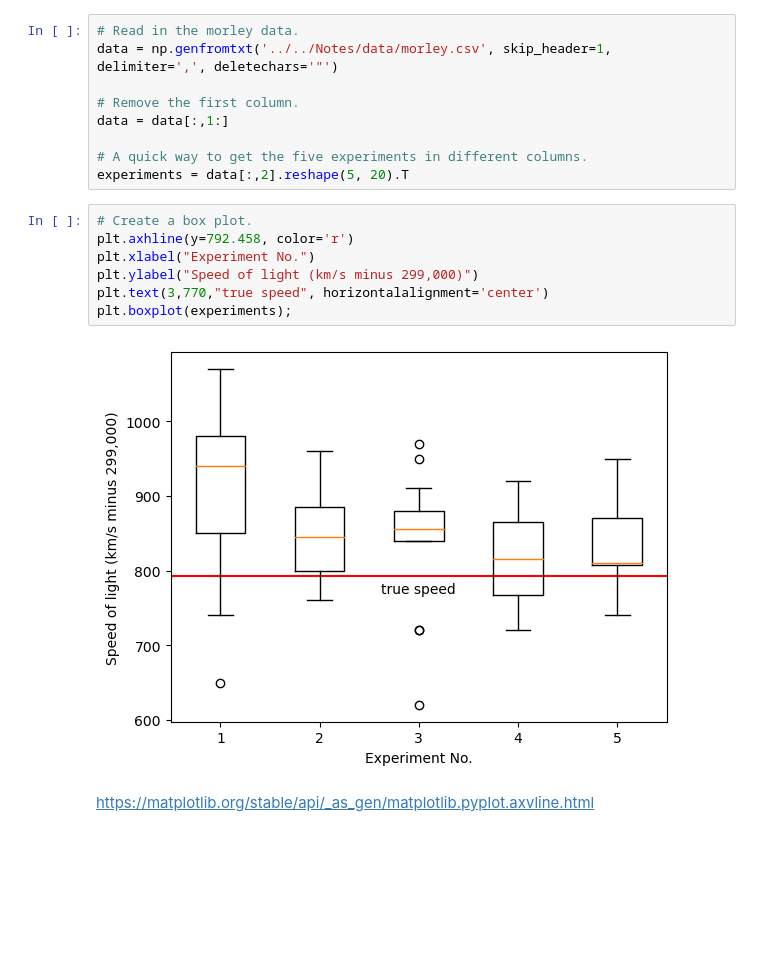
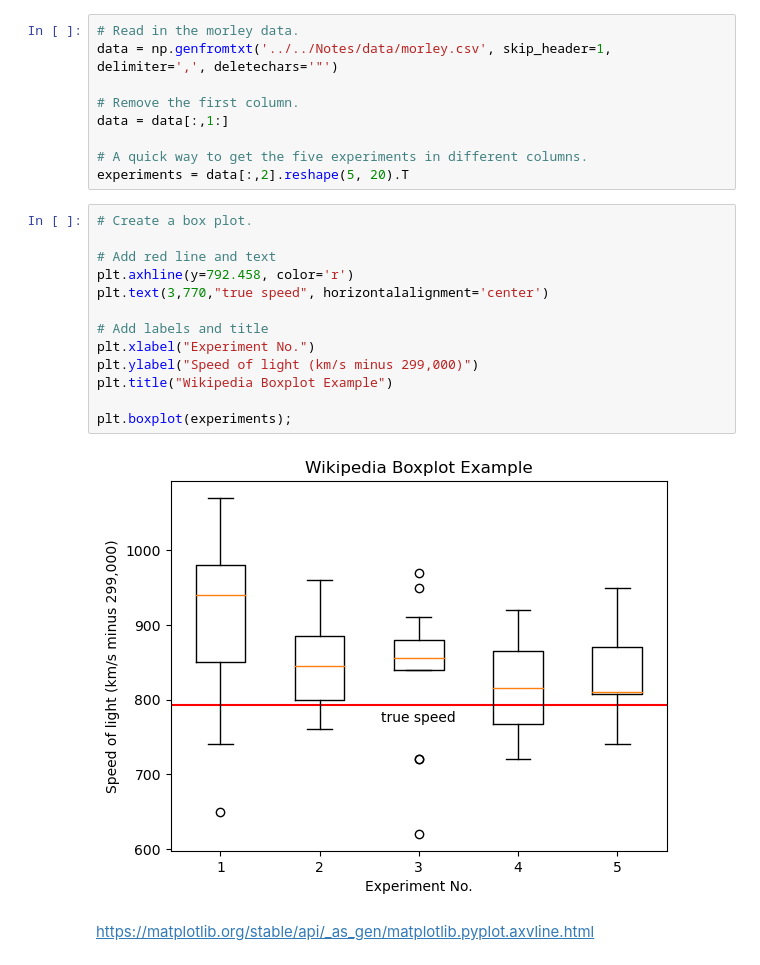
Before and after one commit to ShaneOG2/fund-data-analysis-assessment, a Jupyter notebook: Practicals/Regular Tasks/Outliers.ipynb, the cells around one changed output. Saved outputs shown, nothing was run; the diff lists cells and outputs as text; blank space fills up the shorter version.

```diff
--- a/Practicals/Regular Tasks/Outliers.ipynb
+++ b/Practicals/Regular Tasks/Outliers.ipynb
@@ -23,12 +26,18 @@ data = data[:,1:]
 experiments = data[:,2].reshape(5, 20).T
 # %%
 # Create a box plot.
+
+# Add red line and text
 plt.axhline(y=792.458, color='r')
+plt.text(3,770,"true speed", horizontalalignment='center')
+
+# Add labels and title
 plt.xlabel("Experiment No.")
 plt.ylabel("Speed of light (km/s minus 299,000)")
-plt.text(3,770,"true speed", horizontalalignment='center')
+plt.title("Wikipedia Boxplot Example")
+
 plt.boxplot(experiments);
 # %% [output]
-[figure, old version]
+[figure, new version]
 # %% [markdown]
 https://matplotlib.org/stable/api/_as_gen/matplotlib.pyplot.axvline.html
```
Also changed, not shown: parts of 5 cells of this notebook.
